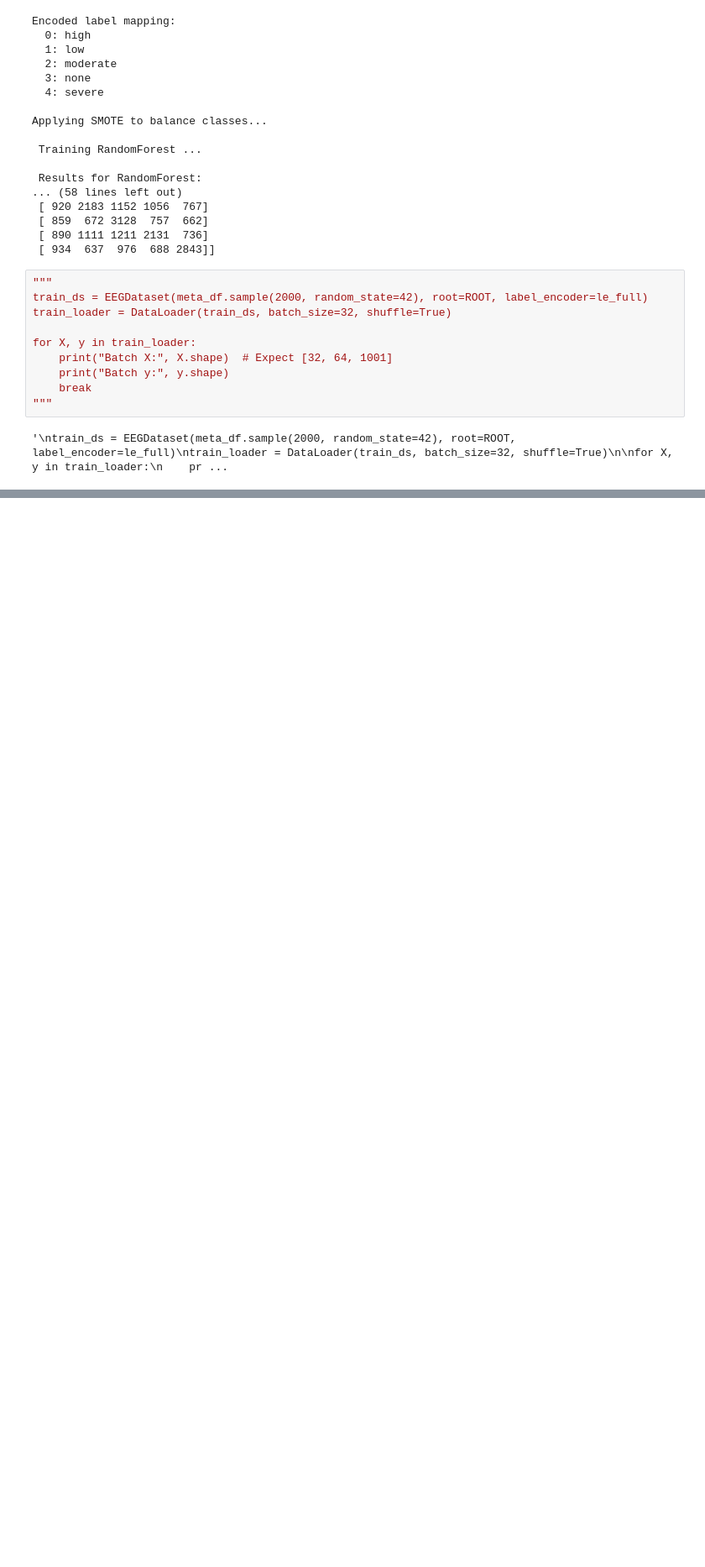
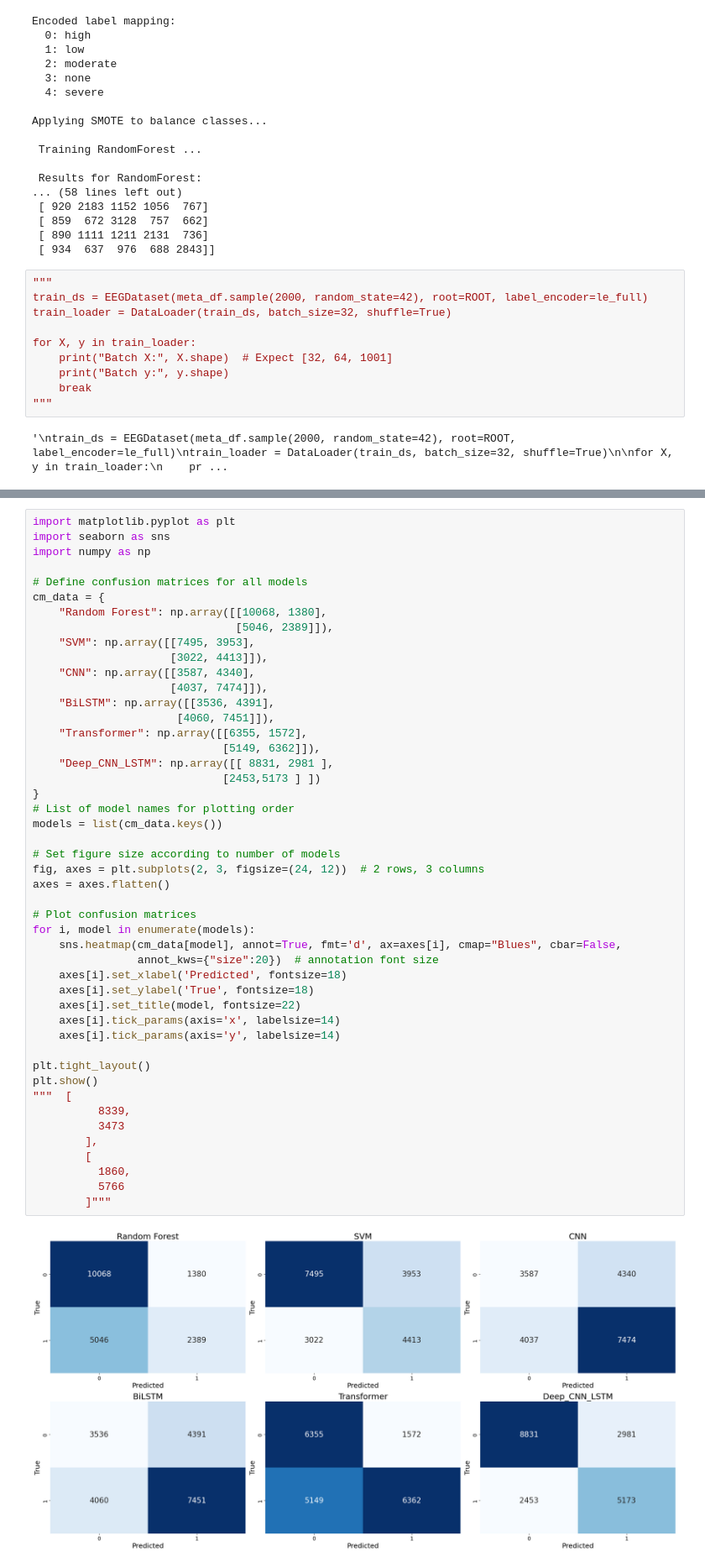
Before and after one commit to AditiSatsangi/EEG-Pain-Estimation, a Jupyter notebook: notebooks/code.ipynb, the cells around one changed output, grey strips where cells are left out. Shown: that part at 84% size. Cells and saved outputs as stored; diff of their text form; blank space fills up the shorter version.

```diff
--- a/notebooks/code.ipynb
+++ b/notebooks/code.ipynb
@@ -290,0 +2323,49 @@ for X, y in train_loader:
+# %%
+import matplotlib.pyplot as plt
+import seaborn as sns
+import numpy as np
+
+# Define confusion matrices for all models
+cm_data = {
+    "Random Forest": np.array([[10068, 1380],
+                               [5046, 2389]]),
+    "SVM": np.array([[7495, 3953],
+                     [3022, 4413]]),
+    "CNN": np.array([[3587, 4340],
+                     [4037, 7474]]),
+    "BiLSTM": np.array([[3536, 4391],
+                      [4060, 7451]]),
+    "Transformer": np.array([[6355, 1572],
+                             [5149, 6362]]),
+    "Deep_CNN_LSTM": np.array([[ 8831, 2981 ],
+                             [2453,5173 ] ])
+}
+# List of model names for plotting order
+models = list(cm_data.keys())
+
+# Set figure size according to number of models
+fig, axes = plt.subplots(2, 3, figsize=(24, 12))  # 2 rows, 3 columns
+axes = axes.flatten()
+
+# Plot confusion matrices
+for i, model in enumerate(models):
+    sns.heatmap(cm_data[model], annot=True, fmt='d', ax=axes[i], cmap="Blues", cbar=False,
+                annot_kws={"size":20})  # annotation font size
+    axes[i].set_xlabel('Predicted', fontsize=18)
+    axes[i].set_ylabel('True', fontsize=18)
+    axes[i].set_title(model, fontsize=22)
+    axes[i].tick_params(axis='x', labelsize=14)
+    axes[i].tick_params(axis='y', labelsize=14)
+
+plt.tight_layout()
+plt.show()
+"""  [
+          8339,
+          3473
+        ],
+        [
+          1860,
+          5766
+        ]"""
+# %% [output]
+[figure, added]
```
Also changed, not shown: parts of 7 cells of this notebook, 16 other files.
